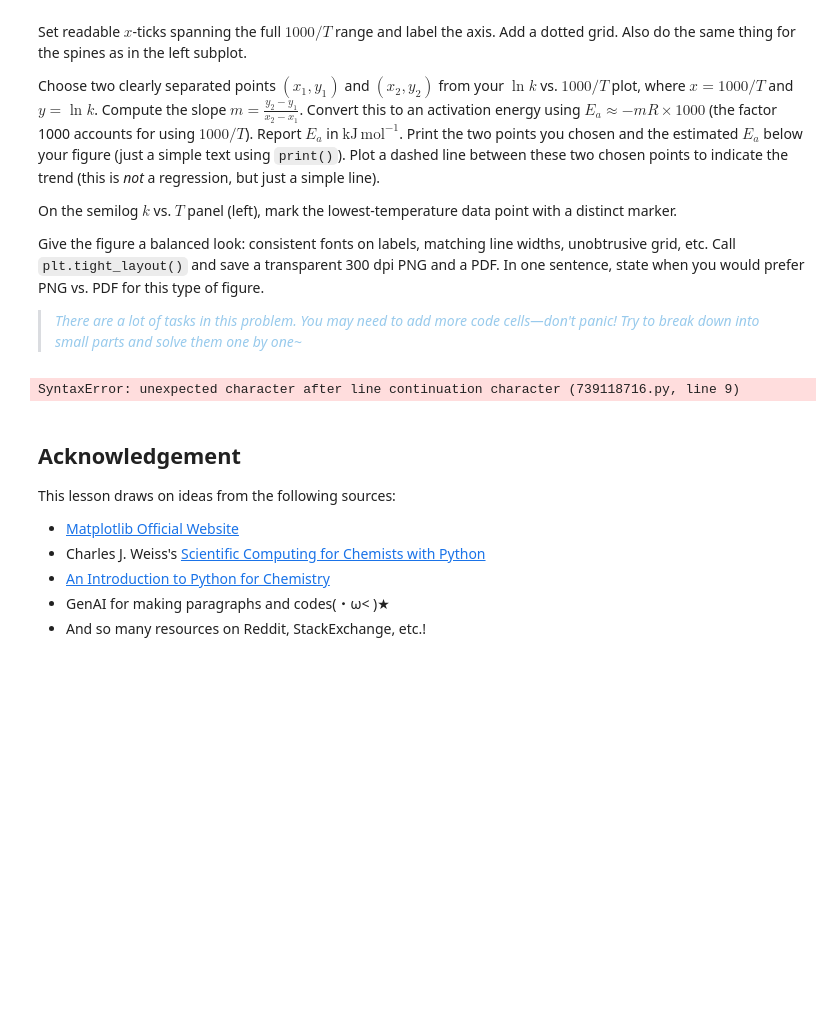
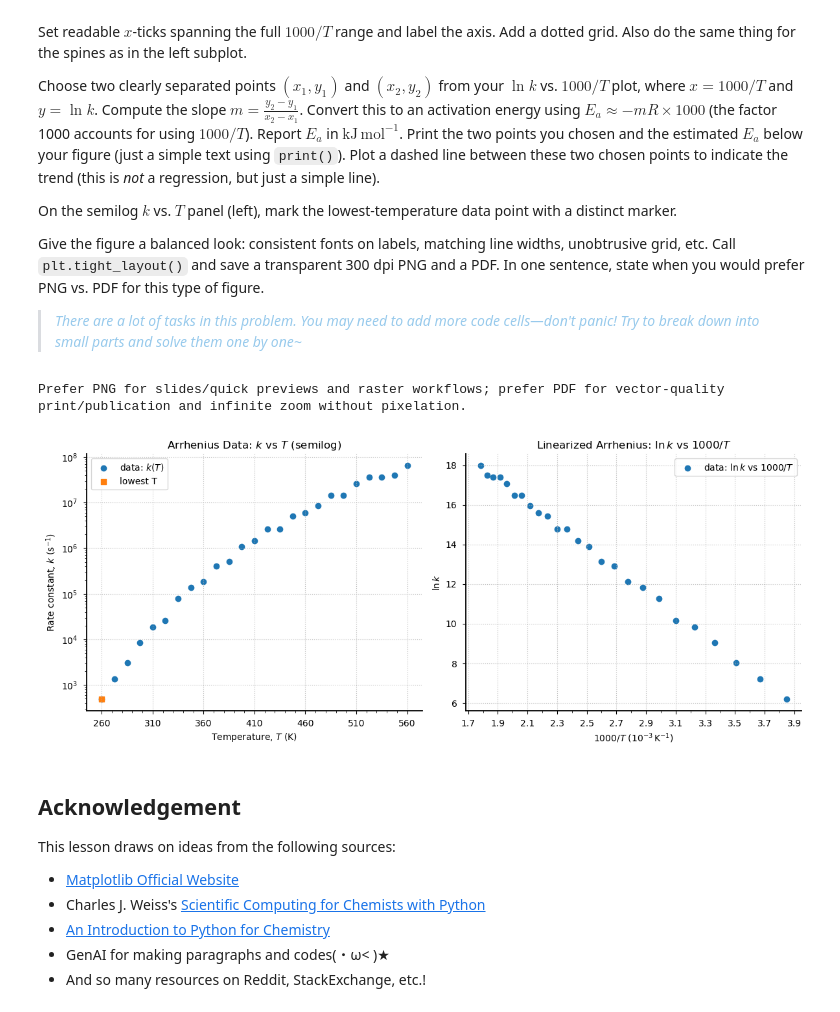
Before and after one commit to Lastoria-Royal-College-of-Science/Chem-18, a Jupyter notebook: Lesson 3/Data Visualization.ipynb, the cells around one changed output. Drawn from its saved outputs; the diff is of its cells as text; code cells hidden in the pictures; blank space fills up the shorter version.

```diff
--- a/Lesson 3/Data Visualization.ipynb
+++ b/Lesson 3/Data Visualization.ipynb
@@ -1652,8 +1652,8 @@ Give the figure a balanced look: consistent fonts on labels, matching line width
 temp = np.linspace(260.0, 560.0, 25)
 
 A = 2.0e12                           # s^-1
-Ea_kJmol = 48.0
-# convert to J/mol for R*T consistency
+Ea_kJmol = 48.0                      # kJ/mol
+Ea = Ea_kJmol * 1e3                  # convert to J/mol for R*T consistency
 R = 8.314                            # J/(mol·K)
 
 k_true = A * np.exp(-Ea / (R * temp))
@@ -1730,34 +1730,35 @@ plt.gca().spines["top"].set_visible(False)
 plt.gca().spines["right"].set_visible(False)
 plt.gca().spines["left"].set_linewidth(1.3)
 plt.gca().spines["bottom"].set_linewidth(1.3)
 plt.tick_params(axis="both", which="major", pad=6)
 
 # # Annotate the two chosen points and the estimated Ea (no regression line)
 # txt = (
 #     fr"Points: $(x_1,y_1)=({x1:.2f},{y1:.2f}),$ "
 #     fr"$(x_2,y_2)=({x2:.2f},{y2:.2f})$" "\n"
 #     fr"$m=\frac{{\Delta y}}{{\Delta x}}={m:.3f}$"
 #     "\n"
 #     fr"$\hat{{E}}_a=-m R \times 1000={Ea_est_kJmol:.2f}\ \mathrm{{kJ\,mol^{{-1}}}}$"
 # )
 # # place the text box near the upper-left of the panel
 # x_box = left_tick + 0.1
 # y_box = np.max(y_lin) - 0.2*(np.max(y_lin)-np.min(y_lin))
 # plt.text(x_box, y_box, txt, fontsize=9,
 #          bbox=dict(facecolor="white", alpha=0.8, boxstyle="round,pad=0.3"))
 
 plt.legend(loc="best")
 
 # Layout & export
 plt.tight_layout()
 
 plt.savefig("arrhenius_semilog_and_linearized.pdf")
 plt.savefig("arrhenius_semilog_and_linearized.png", dpi=300, transparent=True)
 
 # One-sentence note:
 print("Prefer PNG for slides/quick previews and raster workflows; prefer PDF for vector-quality print/publication and infinite zoom without pixelation.")
 # %% [output]
-SyntaxError: unexpected character after line continuation character (739118716.py, line 9)
+Prefer PNG for slides/quick previews and raster workflows; prefer PDF for vector-quality print/publication and infinite zoom without pixelation.
+[figure, added]
 # %% [markdown]
 ## Acknowledgement
 
```
Also changed, not shown: 4 other files.
